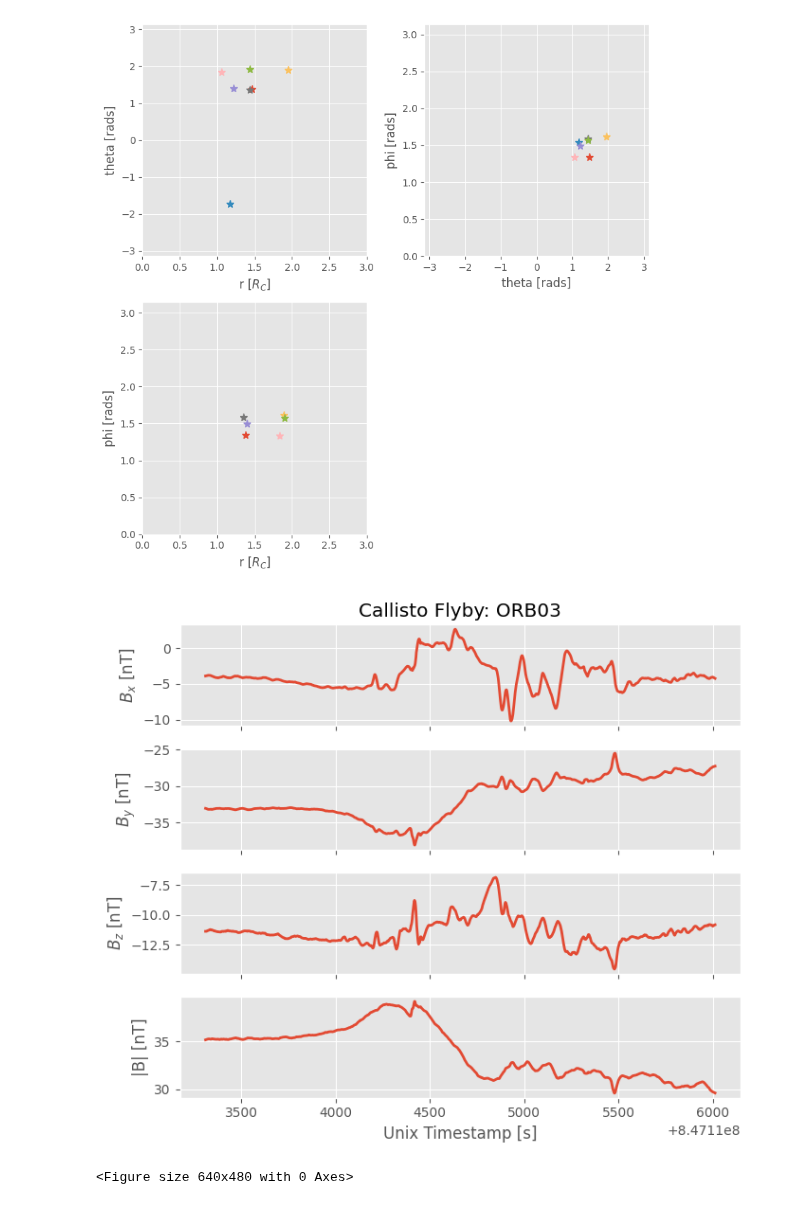
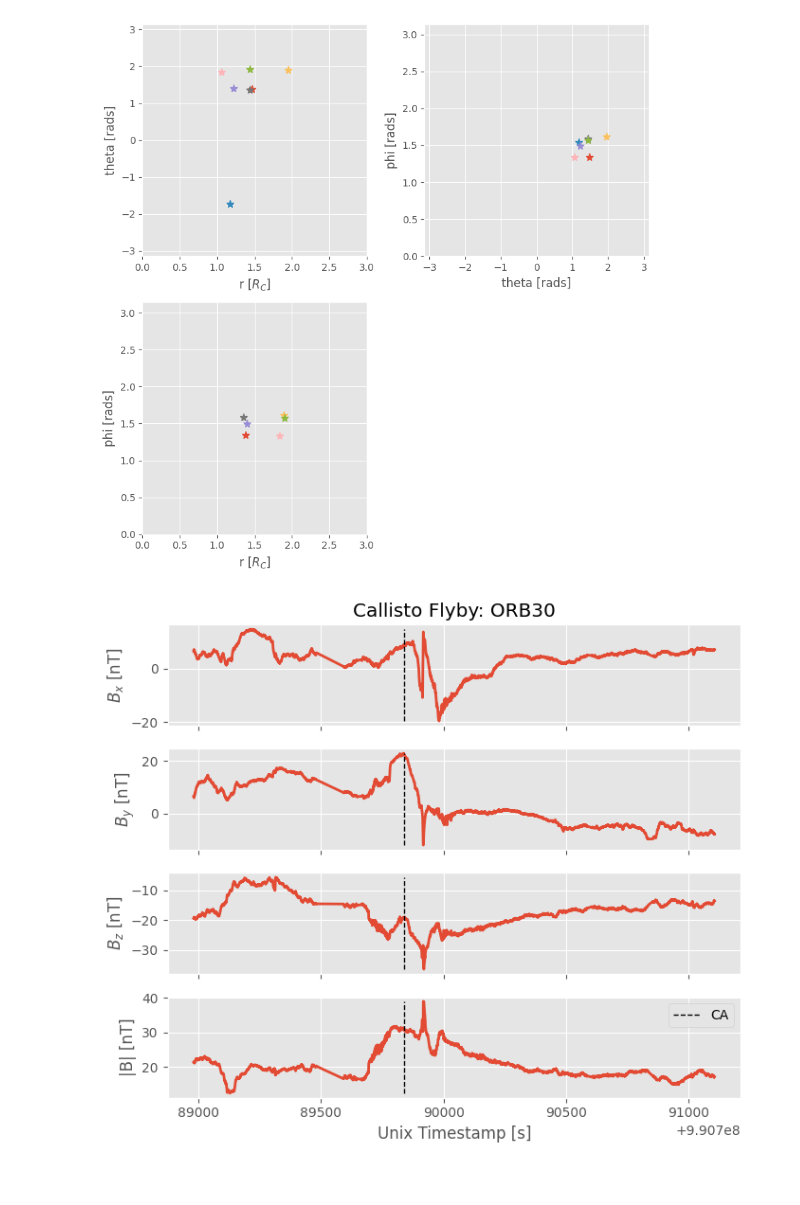
Before and after one commit to vera-br/Callisto, a Jupyter notebook: Galileo-analysis.ipynb, the cells around one changed output. Drawn from its saved outputs; the diff is of its cells as text; code cells hidden in the pictures.

Commit message:
CA plots

```diff
--- a/Galileo-analysis.ipynb
+++ b/Galileo-analysis.ipynb
@@ -488,9 +555,7 @@ plt.show()
 # %%
 # Plot magnetic field components for given flyby
 
 plt.style.use('ggplot')
-plot_magnetic_field(unix_timestamp_03, Bx_03, By_03, Bz_03, B_mag_03, flyby='ORB03')
-plt.tight_layout()
+plot_magnetic_field(unix_timestamp_30, Bx_30, By_30, Bz_30, B_mag_30, r_30, flyby='ORB30')
 # %% [output]
-[figure, old version]
+[figure, new version]
-<Figure size 640x480 with 0 Axes>
```
Also changed, not shown: parts of 6 cells of this notebook.
